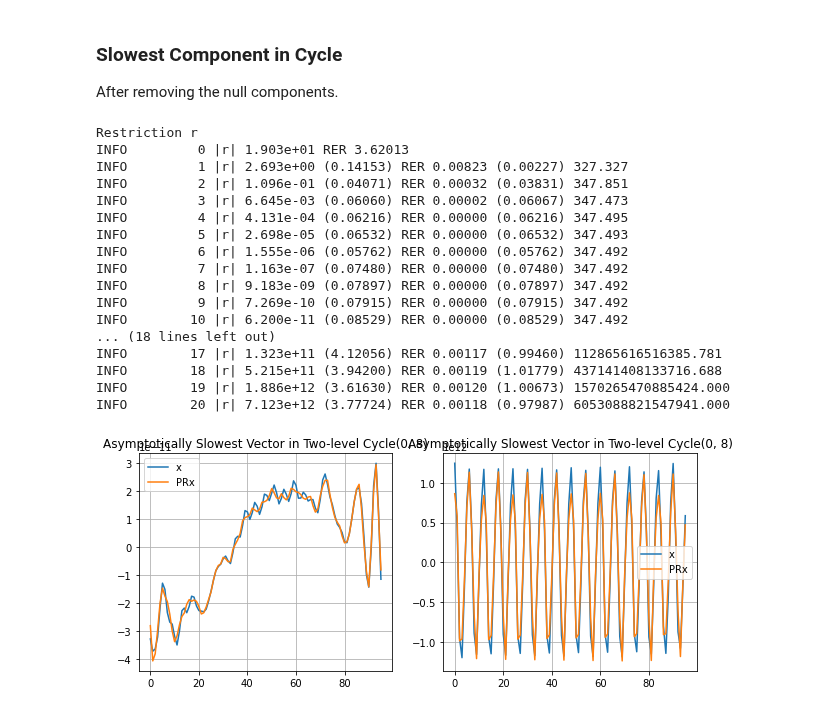
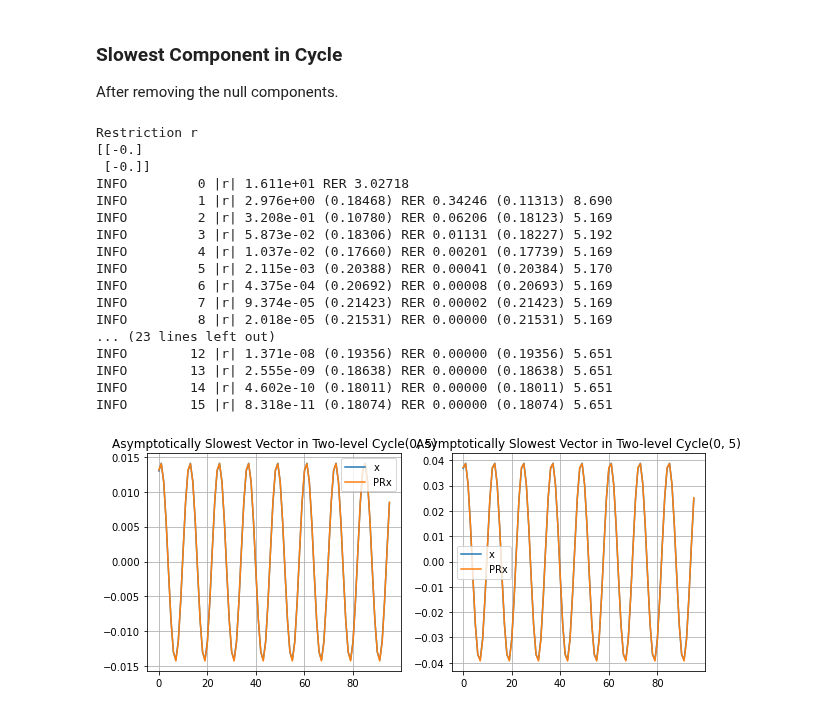
Before and after one commit to 436ahsan/Helmholtz, a Jupyter notebook: notebooks/repetitive/4_2_coarsening_3_level_qap.ipynb, the cells around one changed output. Saved outputs shown, nothing was run; the diff lists cells and outputs as text; code cells hidden in the pictures.

```diff
--- a/notebooks/repetitive/4_2_coarsening_3_level_qap.ipynb
+++ b/notebooks/repetitive/4_2_coarsening_3_level_qap.ipynb
@@ -127,7 +127,7 @@ xc = R.dot(x)
 mock_conv = [hm.setup.auto_setup.mock_cycle_conv_factor(level, R, nu) for nu in nu_values]
 
 # Interpolation by LS fitting. Measure 2-level rrates.
-calibers = (2, 4)
+calibers = (2, 3, 4)
 p_experiment = {}
 l2c_experiment = {}
 coarsening_values = (False, True)
@@ -148,7 +148,7 @@ for use_r_as_restriction, title in zip(coarsening_values, titles):
         symmetry_deviation = np.max(np.abs(ac - ac.transpose()))
         two_level_conv = np.array([
             hm.repetitive.locality.two_level_conv_factor(
-                ml, nu, print_frequency=None)[1]
+                ml, nu, nu_coarsest=100, print_frequency=None)[1]
              for nu in nu_values])
         l2c.append([use_r_as_restriction, caliber, p.nnz, fill_in_factor, symmetry_deviation] + list(two_level_conv))
         p_caliber.append(p)
@@ -182,7 +184,9 @@ Convergence Factors
 $A^c = QAP$ is symmetric and sparse, but not accurate since $P$ is incompatible with $Q$, so 2-level convergence not that great for some random seeds. Even the first few cycles are slow (maybe the first cycle is OK, but that's it).
 # %%
 # Fixed seed for reproducible results.
-np.random.seed(0)
+#for seed in range(100):
+seed = 0
+np.random.seed(seed)
 
 # Generate initial test vectors.
 nu = num_sweeps_on_vectors if num_sweeps_on_vectors is not None else num_sweeps
@@ -225,7 +229,7 @@ for title, restriction in zip(titles, restrictions):
     symmetry_deviation = np.max(np.abs(ac - ac.transpose()))
     two_level_result = [
         hm.repetitive.locality.two_level_conv_factor(
-            ml, nu_pre=0, nu_post=nu, print_frequency=None, debug=False)
+            ml, nu_pre=0, nu_post=nu, nu_coarsest=100, print_frequency=None, debug=False)
          for nu in nu_values]
     two_level_conv = np.array([row[1] for row in two_level_result])
     slowest_vector.append([row[0] for row in two_level_result])
@@ -280,39 +267,39 @@ After removing the null components.
 # %%
 # Example: fixed nu.
-nu = 8
+nu = 5
 fig, axs = plt.subplots(1, len(titles), figsize=(10, 4))
 
 for title, restriction, ax in zip(titles, restrictions, axs):
     print("Restriction", title)
     ml = hm.repetitive.locality.create_two_level_hierarchy_from_matrix(
         level.a, level.location, restriction, p, aggregate_size, num_components, use_r_as_restriction=True)
     y, _ = hm.repetitive.locality.two_level_conv_factor(
-                ml, nu_pre=0, nu_post=nu, print_frequency=1)
-    y -= z.dot(z.transpose().dot(y[:, None])).flatten()
+                ml, nu_pre=0, nu_post=nu, nu_coarsest=100, print_frequency=1, z=z)
+    #y -= z.dot(z.transpose().dot(y[:, None])).flatten()
 
     # Asymptotic vector.
     ax.set_title("Asymptotically Slowest Vector in Two-level Cycle(0, {})".format(nu))
     e = ml[1].interpolate(r.dot(y))
     ax.plot(y, label="x");
     ax.plot(e, label="PRx");
     ax.grid(True);
     ax.legend();
 # %% [output]
 Restriction r
-INFO         0 |r| 1.903e+01 RER 3.62013
-INFO         1 |r| 2.693e+00 (0.14153) RER 0.00823 (0.00227) 327.327
-INFO         2 |r| 1.096e-01 (0.04071) RER 0.00032 (0.03831) 347.851
-INFO         3 |r| 6.645e-03 (0.06060) RER 0.00002 (0.06067) 347.473
-INFO         4 |r| 4.131e-04 (0.06216) RER 0.00000 (0.06216) 347.495
-INFO         5 |r| 2.698e-05 (0.06532) RER 0.00000 (0.06532) 347.493
-INFO         6 |r| 1.555e-06 (0.05762) RER 0.00000 (0.05762) 347.492
-INFO         7 |r| 1.163e-07 (0.07480) RER 0.00000 (0.07480) 347.492
-INFO         8 |r| 9.183e-09 (0.07897) RER 0.00000 (0.07897) 347.492
-INFO         9 |r| 7.269e-10 (0.07915) RER 0.00000 (0.07915) 347.492
-INFO        10 |r| 6.200e-11 (0.08529) RER 0.00000 (0.08529) 347.492
-... (18 lines left out)
-INFO        17 |r| 1.323e+11 (4.12056) RER 0.00117 (0.99460) 112865616516385.781
-INFO        18 |r| 5.215e+11 (3.94200) RER 0.00119 (1.01779) 437141408133716.688
-INFO        19 |r| 1.886e+12 (3.61630) RER 0.00120 (1.00673) 1570265470885424.000
-INFO        20 |r| 7.123e+12 (3.77724) RER 0.00118 (0.97987) 6053088821547941.000
+[[-0.]
+ [-0.]]
+INFO         0 |r| 1.611e+01 RER 3.02718
+INFO         1 |r| 2.976e+00 (0.18468) RER 0.34246 (0.11313) 8.690
+INFO         2 |r| 3.208e-01 (0.10780) RER 0.06206 (0.18123) 5.169
+INFO         3 |r| 5.873e-02 (0.18306) RER 0.01131 (0.18227) 5.192
+INFO         4 |r| 1.037e-02 (0.17660) RER 0.00201 (0.17739) 5.169
+INFO         5 |r| 2.115e-03 (0.20388) RER 0.00041 (0.20384) 5.170
+INFO         6 |r| 4.375e-04 (0.20692) RER 0.00008 (0.20693) 5.169
+INFO         7 |r| 9.374e-05 (0.21423) RER 0.00002 (0.21423) 5.169
+INFO         8 |r| 2.018e-05 (0.21531) RER 0.00000 (0.21531) 5.169
+... (23 lines left out)
+INFO        12 |r| 1.371e-08 (0.19356) RER 0.00000 (0.19356) 5.651
+INFO        13 |r| 2.555e-09 (0.18638) RER 0.00000 (0.18638) 5.651
+INFO        14 |r| 4.602e-10 (0.18011) RER 0.00000 (0.18011) 5.651
+INFO        15 |r| 8.318e-11 (0.18074) RER 0.00000 (0.18074) 5.651
-[figure, old version]
+[figure, new version]
```
Also changed, not shown: parts of 3 cells of this notebook, 2 other files.
